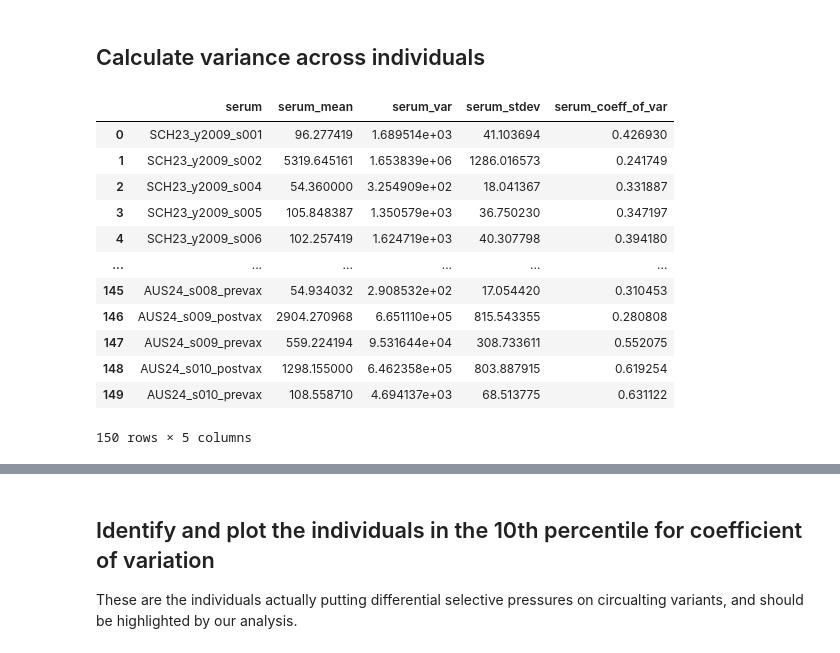
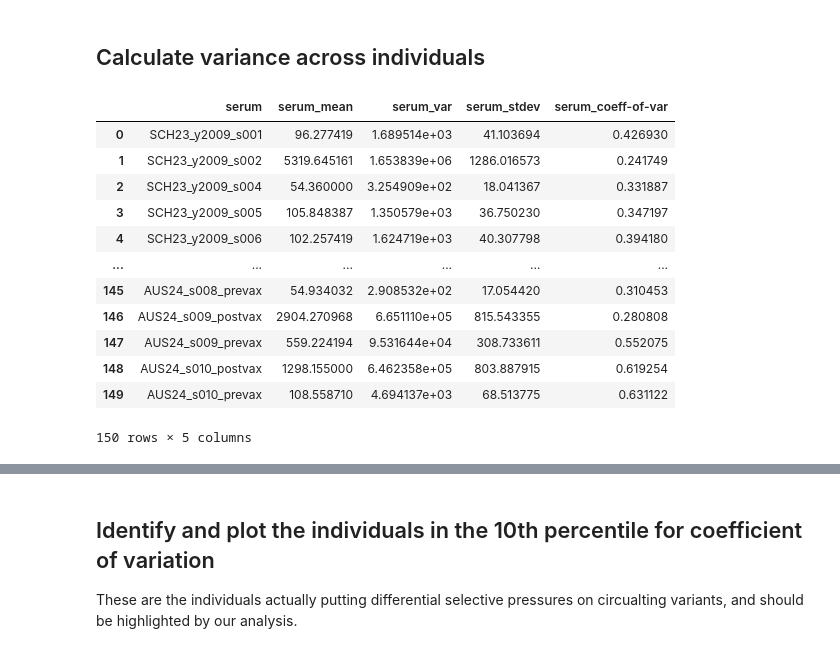
Before and after one commit to jbloomlab/flu_seqneut_H3N2_2023-2024, a Jupyter notebook: non-pipeline_analyses/plot_NT50_profiles/notebooks/calculate_and_plot_variance.ipynb, the cells around one changed output, grey strips where cells are left out. Cells and saved outputs as stored; diff of their text form; code cells hidden in the pictures.

```diff
--- a/non-pipeline_analyses/plot_NT50_profiles/notebooks/calculate_and_plot_variance.ipynb
+++ b/non-pipeline_analyses/plot_NT50_profiles/notebooks/calculate_and_plot_variance.ipynb
@@ -127,16 +127,16 @@ serum_variance_df = pd.DataFrame(serum_variance_list, columns = ['serum', 'serum
 # %%
 # Also calculate standard deviation and coefficient of variance
 
 # Standard deviation is the square root of variance
 serum_variance_df['serum_stdev'] = np.sqrt(serum_variance_df['serum_var'])
 
 # Coeffecient of variance is the stdev divided by the mean
-serum_variance_df['serum_coeff_of_var'] = serum_variance_df['serum_stdev'] / serum_variance_df['serum_mean']
+serum_variance_df['serum_coeff-of-var'] = serum_variance_df['serum_stdev'] / serum_variance_df['serum_mean']
 
 
 serum_variance_df
 # %% [output]
-|  | serum | serum_mean | serum_var | serum_stdev | serum_coeff_of_var |
+|  | serum | serum_mean | serum_var | serum_stdev | serum_coeff-of-var |
 | 0 | SCH23_y2009_s001 | 96.277419 | 1.689514e+03 | 41.103694 | 0.426930 |
 | 1 | SCH23_y2009_s002 | 5319.645161 | 1.653839e+06 | 1286.016573 | 0.241749 |
 | 2 | SCH23_y2009_s004 | 54.360000 | 3.254909e+02 | 18.041367 | 0.331887 |
```
Also changed, not shown: parts of 3 cells of this notebook, 35 other files.
